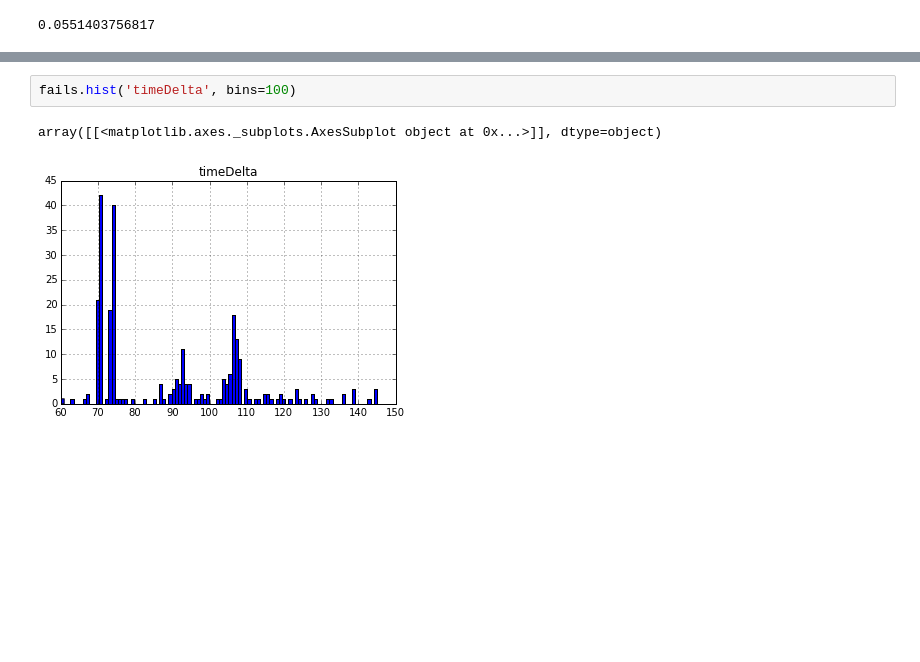
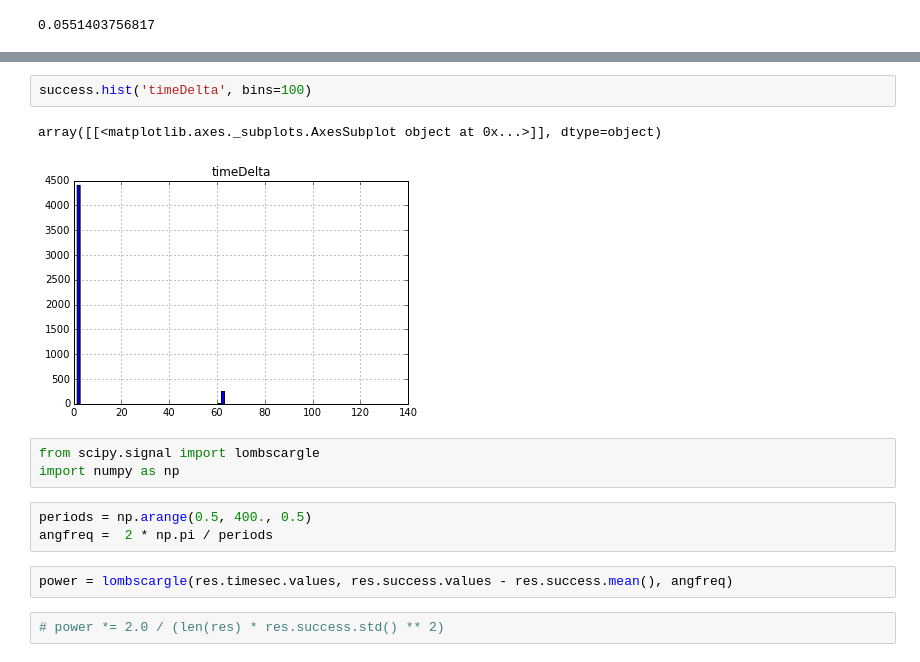
Before and after one commit to rbiswas4/BenchmarkInstanceCatalogs, a Jupyter notebook: examples/readConnectionFailures.ipynb, the cells around one changed output, grey strips where cells are left out. Saved outputs shown, nothing was run; the diff lists cells and outputs as text; blank space fills up the shorter version.

```diff
--- a/examples/readConnectionFailures.ipynb
+++ b/examples/readConnectionFailures.ipynb
@@ -86,5 +94,15 @@ print failure_rate
 # %%
-fails.hist('timeDelta', bins=100)
+success.hist('timeDelta', bins=100)
 # %% [output]
 array([[<matplotlib.axes._subplots.AxesSubplot object at 0x...>]], dtype=object)
-[figure, old version]
+[figure, new version]
+# %%
+from scipy.signal import lombscargle
+import numpy as np
+# %%
+periods = np.arange(0.5, 400., 0.5)
+angfreq =  2 * np.pi / periods
+# %%
+power = lombscargle(res.timesec.values, res.success.values - res.success.mean(), angfreq)
+# %%
+# power *= 2.0 / (len(res) * res.success.std() ** 2)
```
Also changed, not shown: parts of 6 cells of this notebook.
